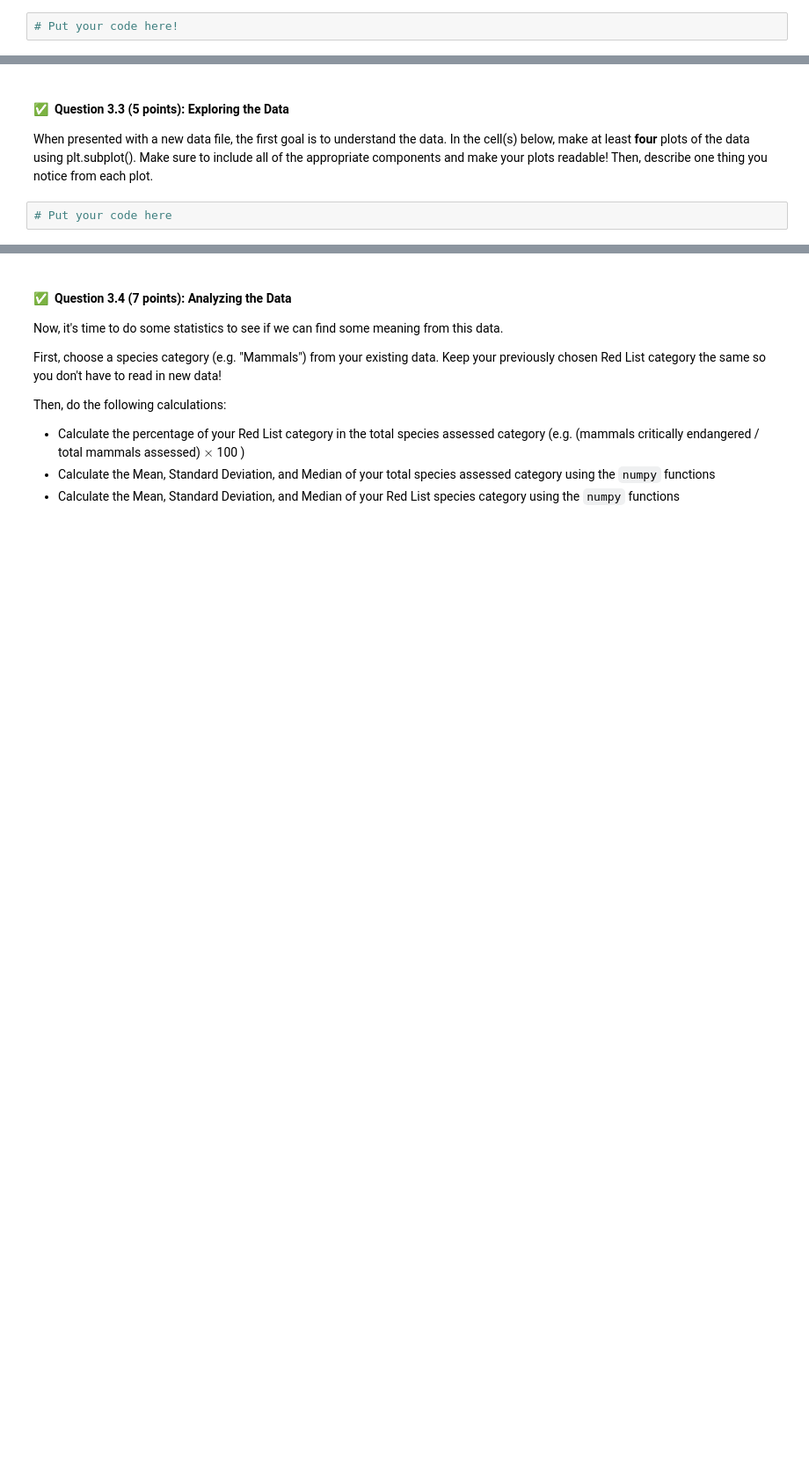
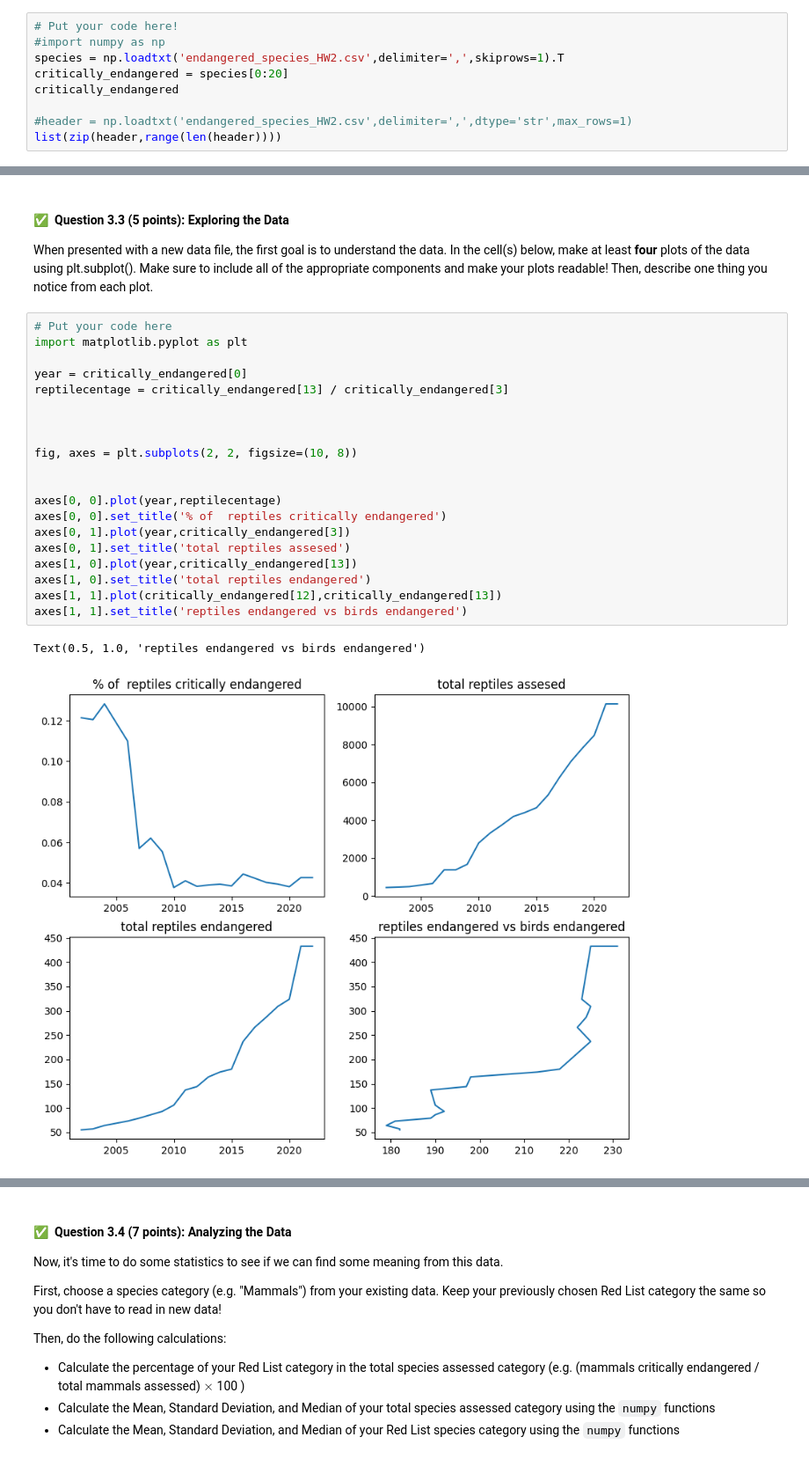
Before and after one commit to andrew-koren/cautious-adventure, a Jupyter notebook: my shit/cmse/HW-02-FunctionsArraysAndDataAnalysis-STUDENT.ipynb, the cells around one changed output, grey strips where cells are left out. Shown: that part at 88% size. Drawn from its saved outputs; the diff is of its cells as text; blank space fills up the shorter version.

```diff
--- a/my shit/cmse/HW-02-FunctionsArraysAndDataAnalysis-STUDENT.ipynb
+++ b/my shit/cmse/HW-02-FunctionsArraysAndDataAnalysis-STUDENT.ipynb
@@ -221,3 +321,10 @@ There are 41 columns of data, so you should pick one endangered category (i.e. '
 Each column should have its own variable name, and you can accomplish this either as you read in the file or by defining the variables after you read them in.
 # %%
 # Put your code here!
+#import numpy as np
+species = np.loadtxt('endangered_species_HW2.csv',delimiter=',',skiprows=1).T
+critically_endangered = species[0:20]
+critically_endangered
+
+#header = np.loadtxt('endangered_species_HW2.csv',delimiter=',',dtype='str',max_rows=1)
+list(zip(header,range(len(header))))
@@ -227,4 +352,25 @@ Each column should have its own variable name, and you can accomplish this eithe
 When presented with a new data file, the first goal is to understand the data. In the cell(s) below, make at least **four** plots of the data using plt.subplot(). Make sure to include all of the appropriate components and make your plots readable! Then, describe one thing you notice from each plot.
 # %%
 # Put your code here
+import matplotlib.pyplot as plt
+
+year = critically_endangered[0]
+reptilecentage = critically_endangered[13] / critically_endangered[3]
+
+
+
+fig, axes = plt.subplots(2, 2, figsize=(10, 8))
+
+
+axes[0, 0].plot(year,reptilecentage)
+axes[0, 0].set_title('% of  reptiles critically endangered')
+axes[0, 1].plot(year,critically_endangered[3])
+axes[0, 1].set_title('total reptiles assesed')
+axes[1, 0].plot(year,critically_endangered[13])
+axes[1, 0].set_title('total reptiles endangered')
+axes[1, 1].plot(critically_endangered[12],critically_endangered[13])
+axes[1, 1].set_title('reptiles endangered vs birds endangered')
+# %% [output]
+Text(0.5, 1.0, 'reptiles endangered vs birds endangered')
+[figure, added]
 # %% [markdown]
```
Also changed, not shown: parts of 20 cells of this notebook, 4 other files.
